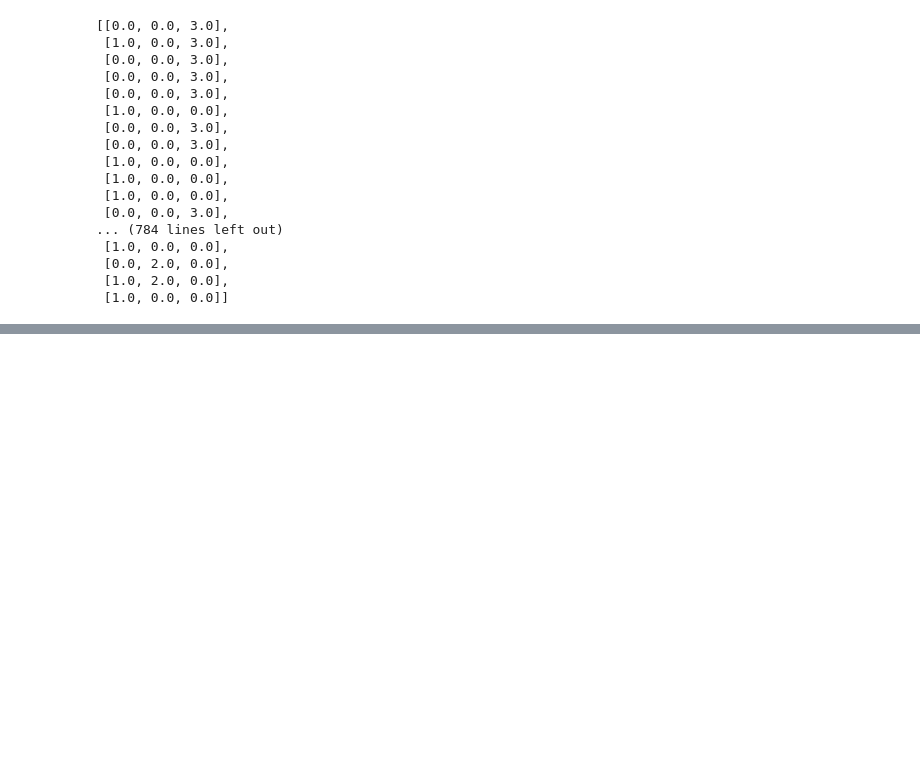
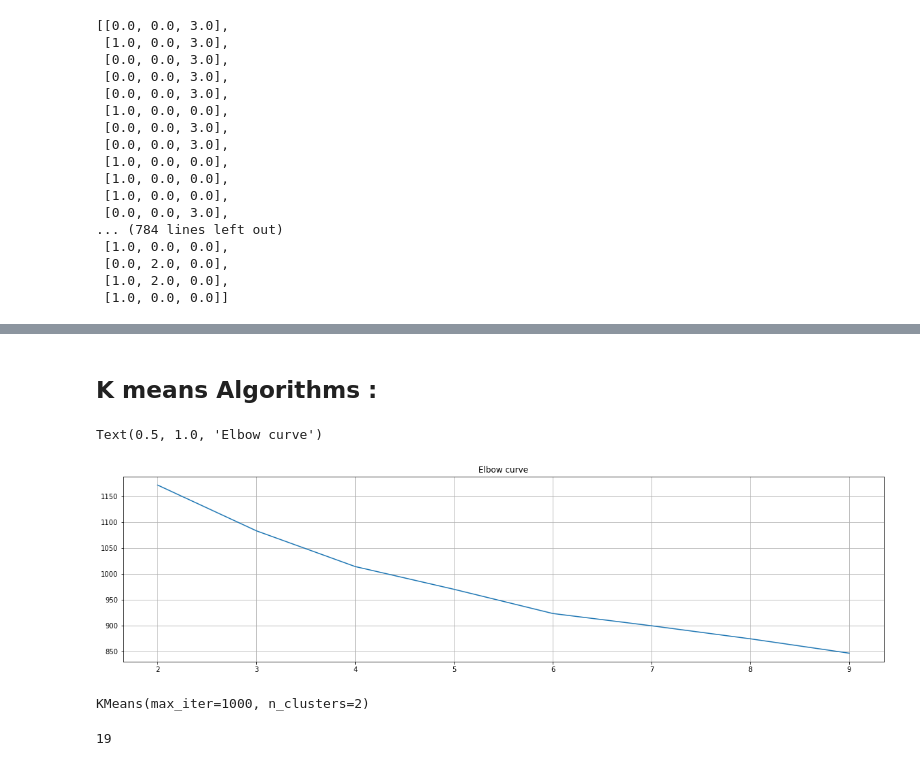
Before and after one commit to mohanadtalat91/South-German-Credit-Prediction, a Jupyter notebook: fuzzy_c_mean.ipynb, the cells around one changed output, grey strips where cells are left out. Saved outputs shown, nothing was run; the diff lists cells and outputs as text; code cells hidden in the pictures; blank space fills up the shorter version.

Commit message:
add kmean, fcmean and svm

```diff
--- a/fuzzy_c_mean.ipynb
+++ b/fuzzy_c_mean.ipynb
@@ -421,0 +373,3 @@ array([1, 1, 1, 1, 1, 1, 1, 1, 1, 1, 1, 1, 1, 1, 1, 1, 1, 1, 1, 1, 1, 1,
+# %%
+#X_train.drop(['kredit'], axis=1,inplace=True)
+X_train.drop(['Id','telef','kredit'], axis=1,inplace=True)
@@ -421,0 +382,3 @@ array([1, 1, 1, 1, 1, 1, 1, 1, 1, 1, 1, 1, 1, 1, 1, 1, 1, 1, 1, 1, 1, 1,
+# %%
+scale = MinMaxScaler()
+X_scaled_train = scale.fit_transform(X_train)
@@ -421,0 +420,27 @@ array([1, 1, 1, 1, 1, 1, 1, 1, 1, 1, 1, 1, 1, 1, 1, 1, 1, 1, 1, 1, 1, 1,
+# %% [markdown]
+## K means Algorithms :
+# %%
+for_clustering = X_scaled_train
+distorsions = []
+for ik in range(2, 10):
+    kmeans = KMeans(n_clusters=ik)
+    kmeans.fit(for_clustering)
+    distorsions.append(kmeans.inertia_) # adding the sum of squared errors
+
+# plotting the chart
+fig = plt.figure(figsize=(20, 5))
+plt.plot(range(2, 10), distorsions)
+plt.grid(True)
+plt.title('Elbow curve')
+# %% [output]
+Text(0.5, 1.0, 'Elbow curve')
+[figure, added]
+# %%
+modelKMean = KMeans(n_clusters=2, max_iter=1000)
+modelKMean.fit(X_scaled_train)
+# %% [output]
+KMeans(max_iter=1000, n_clusters=2)
+# %%
+modelKMean.n_features_in_
+# %% [output]
+19
```
Also changed, not shown: parts of 83 cells of this notebook.
